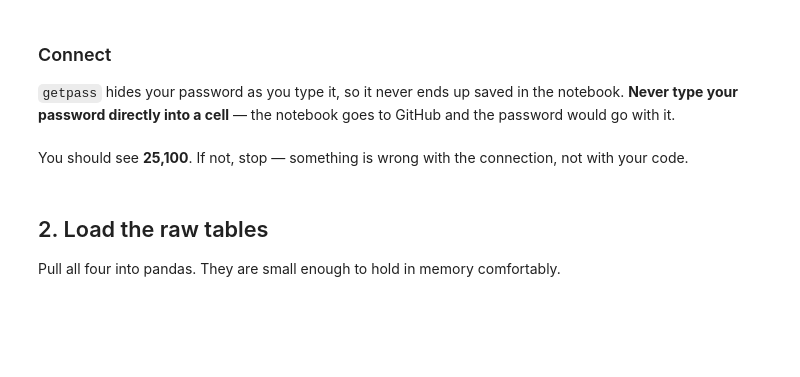
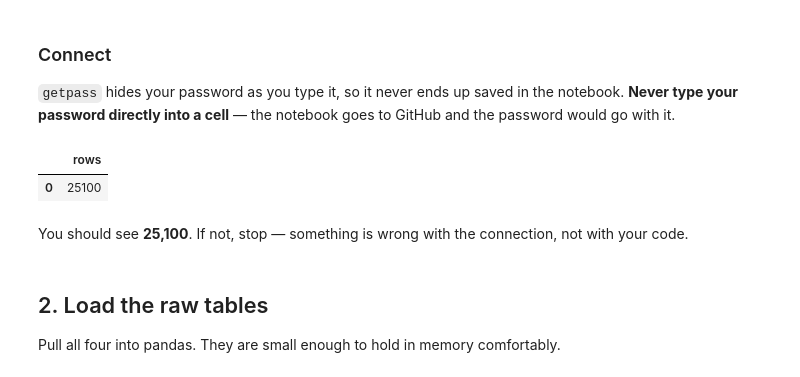
Before and after one commit to ReginaRobertson/Data-Science-Internship-Group-2a-Clinic-Visits, a Jupyter notebook: Notebooks/week3-cleaning-group2a.ipynb, the cells around one changed output. Drawn from its saved outputs; the diff is of its cells as text; code cells hidden in the pictures; blank space fills up the shorter version.

```diff
--- a/Notebooks/week3-cleaning-group2a.ipynb
+++ b/Notebooks/week3-cleaning-group2a.ipynb
@@ -46,18 +50,21 @@ to GitHub and the password would go with it.
 # %%
 HOST   = "internship-db.coh86gwewtxb.us-east-1.rds.amazonaws.com"
 DB     = "internship"
 USER   = "group2a"
 SCHEMA_RAW   = "raw_clinic"
 SCHEMA_MINE  = "group2a"
 
-password = getpass("Password for group2a:W43nMz59ydw8ilNzdalX")
+password = getpass()
 
 engine = create_engine(
     f"postgresql+psycopg2://{USER}:{password}@{HOST}:5432/{DB}?sslmode=require"
 )
 
 # quick check
 pd.read_sql(f"SELECT count(*) AS rows FROM {SCHEMA_RAW}.visits", engine)
+# %% [output]
+|  | rows |
+| 0 | 25100 |
 # %% [markdown]
 You should see **25,100**. If not, stop — something is
 wrong with the connection, not with your code.
```
Also changed, not shown: parts of 23 cells of this notebook.
